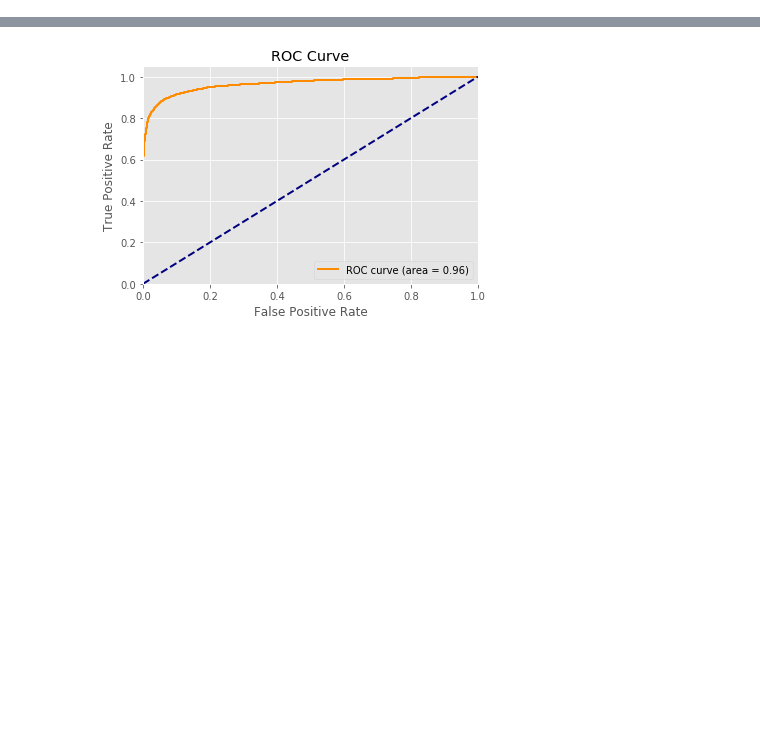
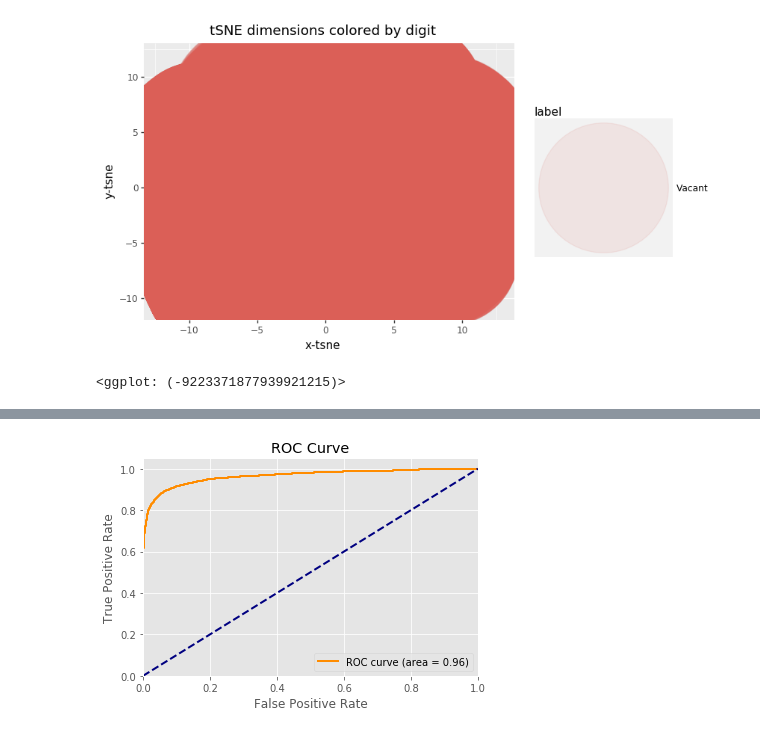
Before and after one commit to LMSlaugh/ecs171proj, a Jupyter notebook: Model Evaluation/LogisticRegression.ipynb, the cells around one changed output, grey strips where cells are left out. Drawn from its saved outputs; the diff is of its cells as text; code cells hidden in the pictures; blank space fills up the shorter version.

```diff
--- a/Model Evaluation/LogisticRegression.ipynb
+++ b/Model Evaluation/LogisticRegression.ipynb
@@ -52,0 +58,5 @@ df
+# %%
+from sklearn.manifold import TSNE
+tsne = TSNE(n_components=2, random_state=0, verbose=2, perplexity=100, n_iter=300)
+
+X_2d = tsne.fit_transform(df.iloc[:,0:3])
@@ -52,0 +81,14 @@ df
+# %%
+from plotnine import *
+
+df_tsne = df.iloc[:,0:3].copy()
+df_tsne['x-tsne'] = X_2d[:,0]
+df_tsne['y-tsne'] = X_2d[:,1]
+
+chart = (ggplot( df_tsne, aes(x='x-tsne', y='y-tsne', color='label') ) \
+        + geom_point(size=70,alpha=0.1) \
+        + ggtitle("tSNE dimensions colored by digit"))
+chart
+# %% [output]
+[figure, added]
+<ggplot: (-9223371877939921215)>
```
Also changed, not shown: parts of 11 cells of this notebook, 5 other files.
